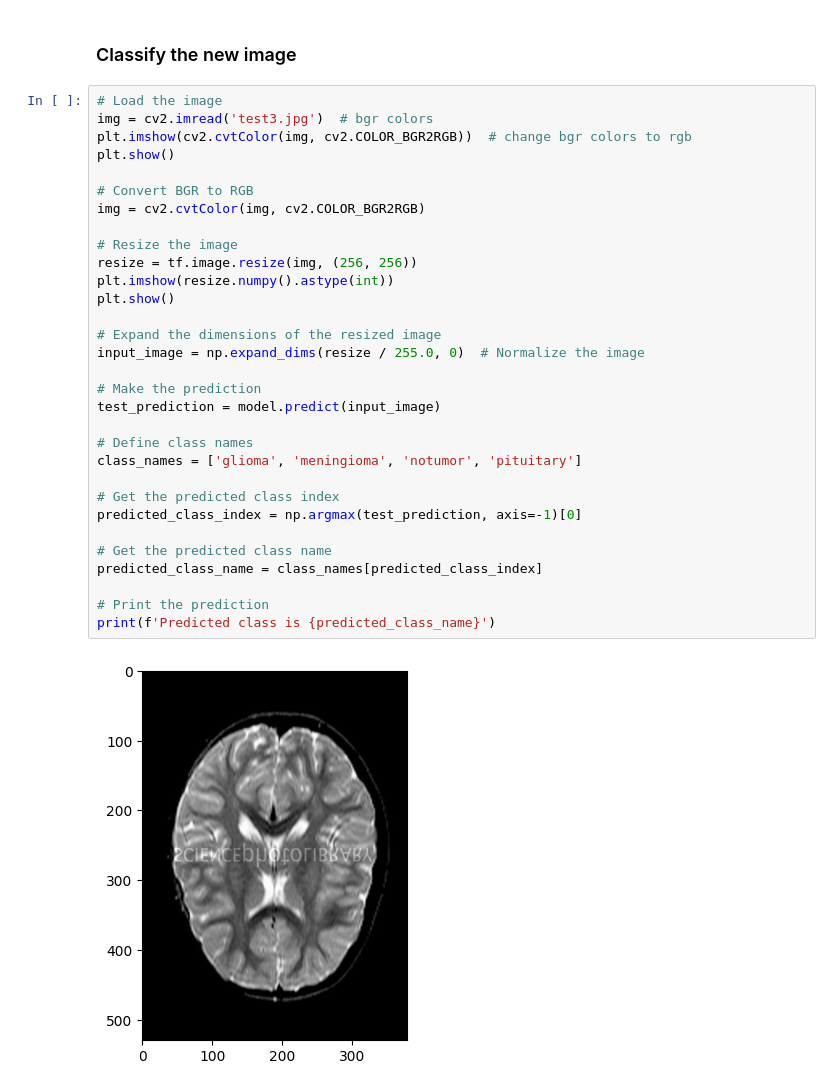
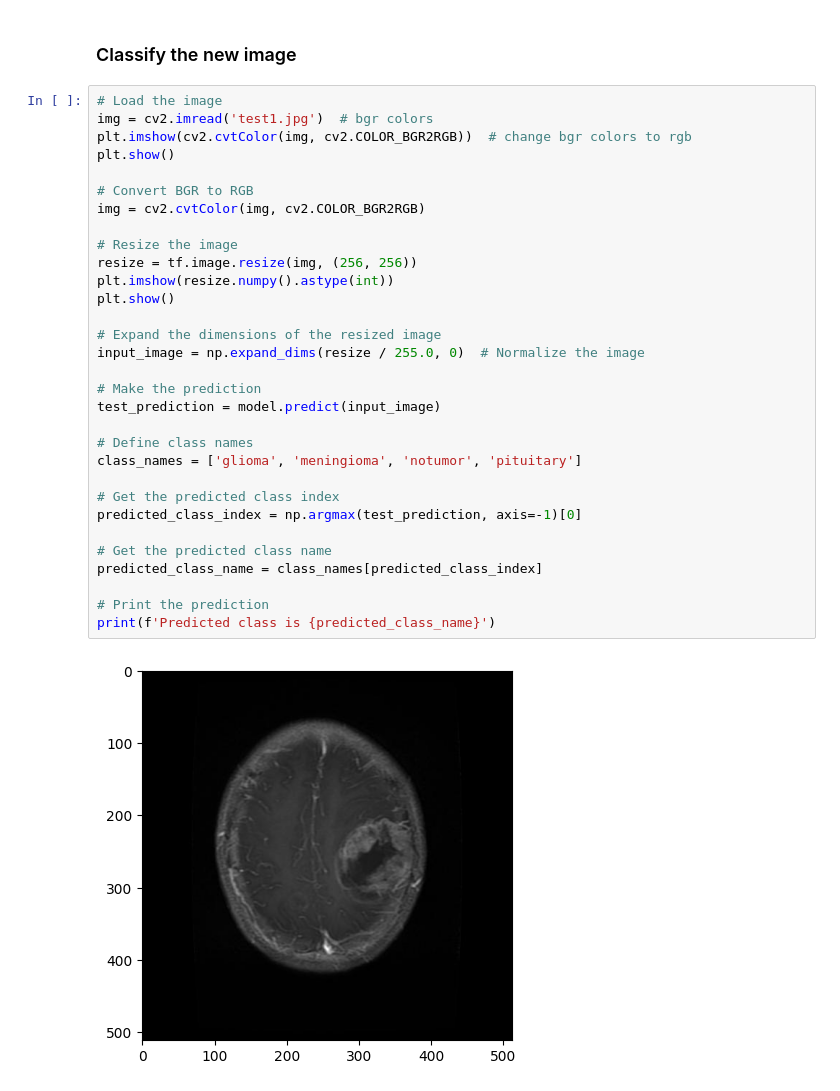
Before and after one commit to JustinLim19/csc3107-group26-p3-ml-brain-mri-classification, a Jupyter notebook: research/mirza/cnn_image_classification.ipynb, the cells around one changed output. Drawn from its saved outputs; the diff is of its cells as text.

```diff
--- a/research/mirza/cnn_image_classification.ipynb
+++ b/research/mirza/cnn_image_classification.ipynb
@@ -288,34 +371,34 @@ plt.show()
 ### Classify the new image
 # %%
 # Load the image
-img = cv2.imread('test3.jpg')  # bgr colors
+img = cv2.imread('test1.jpg')  # bgr colors
 plt.imshow(cv2.cvtColor(img, cv2.COLOR_BGR2RGB))  # change bgr colors to rgb
 plt.show()
 
 # Convert BGR to RGB
 img = cv2.cvtColor(img, cv2.COLOR_BGR2RGB)
 
 # Resize the image
 resize = tf.image.resize(img, (256, 256))
 plt.imshow(resize.numpy().astype(int))
 plt.show()
 
 # Expand the dimensions of the resized image
 input_image = np.expand_dims(resize / 255.0, 0)  # Normalize the image
 
 # Make the prediction
 test_prediction = model.predict(input_image)
 
 # Define class names
 class_names = ['glioma', 'meningioma', 'notumor', 'pituitary']
 
 # Get the predicted class index
 predicted_class_index = np.argmax(test_prediction, axis=-1)[0]
 
 # Get the predicted class name
 predicted_class_name = class_names[predicted_class_index]
 
 # Print the prediction
 print(f'Predicted class is {predicted_class_name}')
 # %% [output]
-[figure, old version]
+[figure, new version]
```
Also changed, not shown: parts of 15 cells of this notebook, 6 other files.
